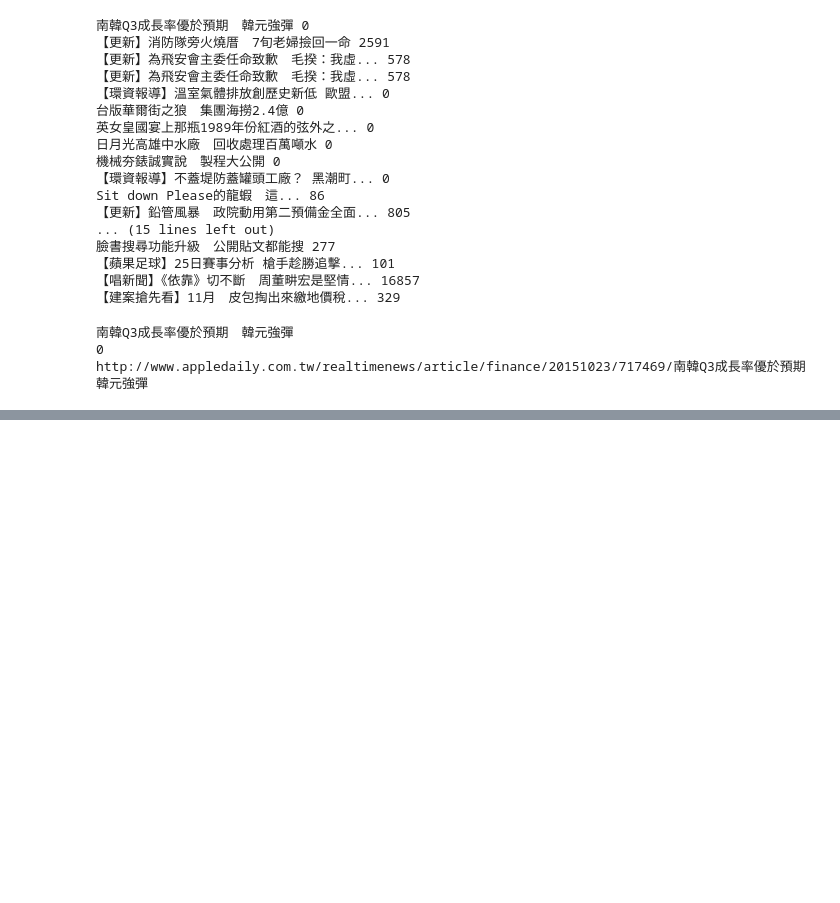
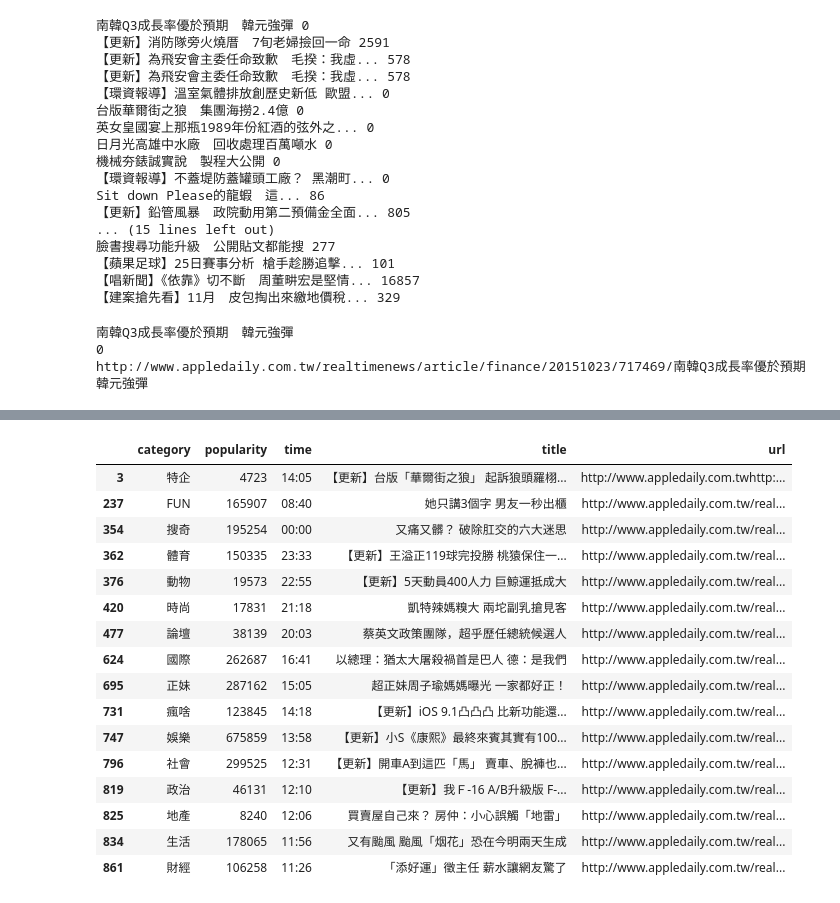
Before and after one commit to ywchiu/twmtm, a Jupyter notebook: 20151023Demo.ipynb, the cells around one changed output, grey strips where cells are left out. Drawn from its saved outputs; the diff is of its cells as text; code cells hidden in the pictures; blank space fills up the shorter version.

```diff
--- a/20151023Demo.ipynb
+++ b/20151023Demo.ipynb
@@ -364,17 +364,21 @@ print newsary[0]['url']
 0
 http://www.appledaily.com.tw/realtimenews/article/finance/20151023/717469/南韓Q3成長率優於預期　韓元強彈
 # %%
-url = 'http://www.appledaily.com.tw/realtimenews/section/new/{}'
+appleurl = 'http://www.appledaily.com.tw/realtimenews/section/new/{}'
 domain = 'http://www.appledaily.com.tw'
 newsary = []
 for page in range(1,31):
     #print url.format(page)
-    res = requests.get('http://www.appledaily.com.tw/realtimenews/section/new/')
+    res = requests.get(appleurl.format(page))
+    #print appleurl.format(page)
     soup = bs(res.text)
     for news in soup.select('.rtddt'):
         category = news.select('h2')[0].text
         time = news.select('time')[0].text
-        url = domain + news.select('a')[0]['href']
+        if 'http://www.appledaily.com.tw' not in news.select('a')[0]['href']:
+            url = domain + news.select('a')[0]['href']
+        else:
+            url = news.select('a')[0]['href']
         main = news.select('h1')[0].text
         m = re.match('(.*)\((\d+)\)',main)
         if m:
@@ -384,6 +388,5 @@ for page in range(1,31):
                'time':time, 'url':url, \
                'popularity':popularity}
         newsary.append(dic)
-#url = 'http://www.appledaily.com.tw/realtimenews/section/new/'
 # %%
 print len(newsary)
@@ -391,0 +403,4 @@ print len(newsary)
+# %%
+import pandas as pd
+newspd = pd.DataFrame(newsary)
+newspd.head()
@@ -391,0 +414,2 @@ print len(newsary)
+# %%
+newspd.sort(['popularity'], ascending=False).head()
@@ -391,0 +445,21 @@ print len(newsary)
+# %%
+idx = newspd.groupby(['category'])['popularity'].transform(max) == newspd['popularity']
+newspd[idx]
+# %% [output]
+|  | category | popularity | time | title | url |
+| 3 | 特企 | 4723 | 14:05 | 【更新】台版「華爾街之狼」 起訴狼頭羅栩... | http://www.appledaily.com.twhttp:... |
+| 237 | FUN | 165907 | 08:40 | 她只講3個字 男友一秒出櫃 | http://www.appledaily.com.tw/real... |
+| 354 | 搜奇 | 195254 | 00:00 | 又痛又髒？ 破除肛交的六大迷思 | http://www.appledaily.com.tw/real... |
+| 362 | 體育 | 150335 | 23:33 | 【更新】王溢正119球完投勝 桃猿保住一... | http://www.appledaily.com.tw/real... |
+| 376 | 動物 | 19573 | 22:55 | 【更新】5天動員400人力 巨鯨運抵成大 | http://www.appledaily.com.tw/real... |
+| 420 | 時尚 | 17831 | 21:18 | 凱特辣媽糗大 兩坨副乳搶見客 | http://www.appledaily.com.tw/real... |
+| 477 | 論壇 | 38139 | 20:03 | 蔡英文政策團隊，超乎歷任總統候選人 | http://www.appledaily.com.tw/real... |
+| 624 | 國際 | 262687 | 16:41 | 以總理：猶太大屠殺禍首是巴人 德：是我們 | http://www.appledaily.com.tw/real... |
+| 695 | 正妹 | 287162 | 15:05 | 超正妹周子瑜媽媽曝光 一家都好正！ | http://www.appledaily.com.tw/real... |
+| 731 | 瘋啥 | 123845 | 14:18 | 【更新】iOS 9.1凸凸凸 比新功能還... | http://www.appledaily.com.tw/real... |
+| 747 | 娛樂 | 675859 | 13:58 | 【更新】小S《康熙》最終來賓其實有100... | http://www.appledaily.com.tw/real... |
+| 796 | 社會 | 299525 | 12:31 | 【更新】開車A到這匹「馬」 賣車、脫褲也... | http://www.appledaily.com.tw/real... |
+| 819 | 政治 | 46131 | 12:10 | 【更新】我Ｆ-16 A/B升級版 F-... | http://www.appledaily.com.tw/real... |
+| 825 | 地產 | 8240 | 12:06 | 買賣屋自己來？ 房仲：小心誤觸「地雷」 | http://www.appledaily.com.tw/real... |
+| 834 | 生活 | 178065 | 11:56 | 又有颱風 颱風「烟花」恐在今明兩天生成 | http://www.appledaily.com.tw/real... |
+| 861 | 財經 | 106258 | 11:26 | 「添好運」徵主任 薪水讓網友驚了 | http://www.appledaily.com.tw/real... |
```
Also changed, not shown: parts of 10 cells of this notebook.
